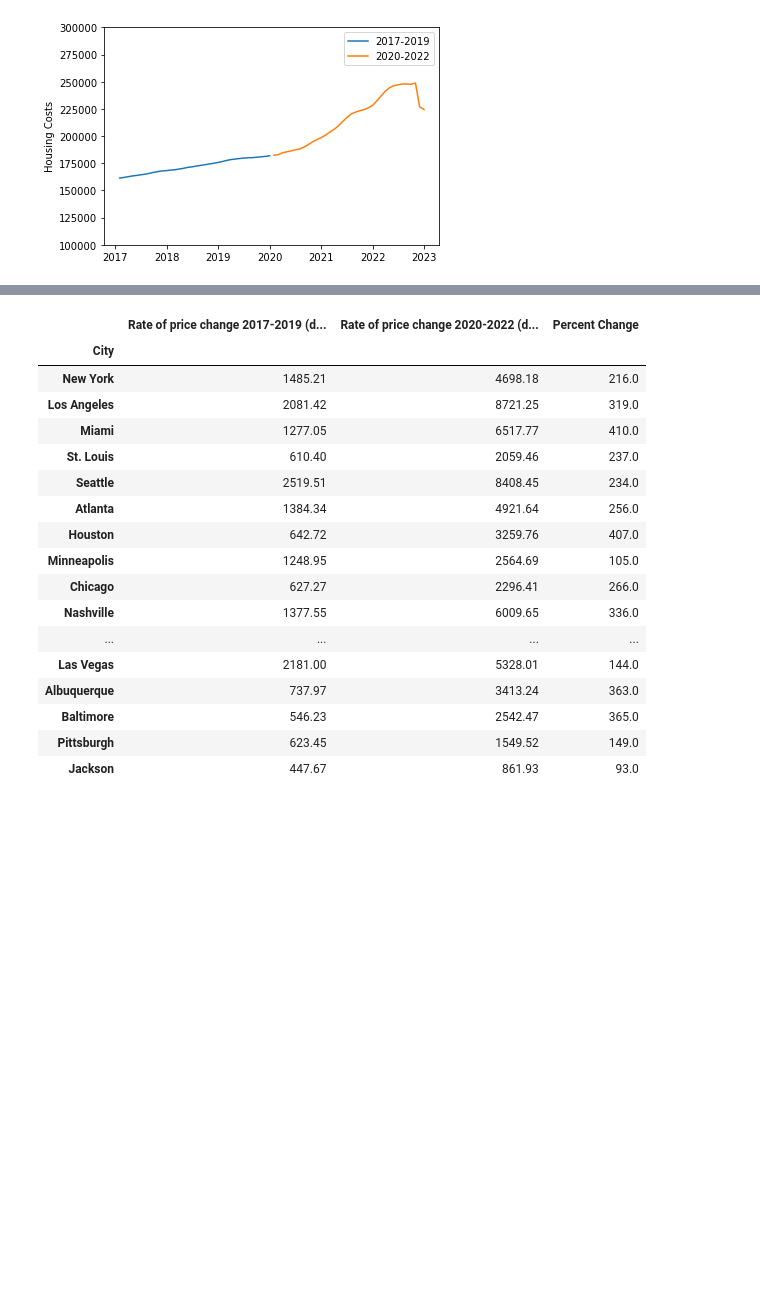
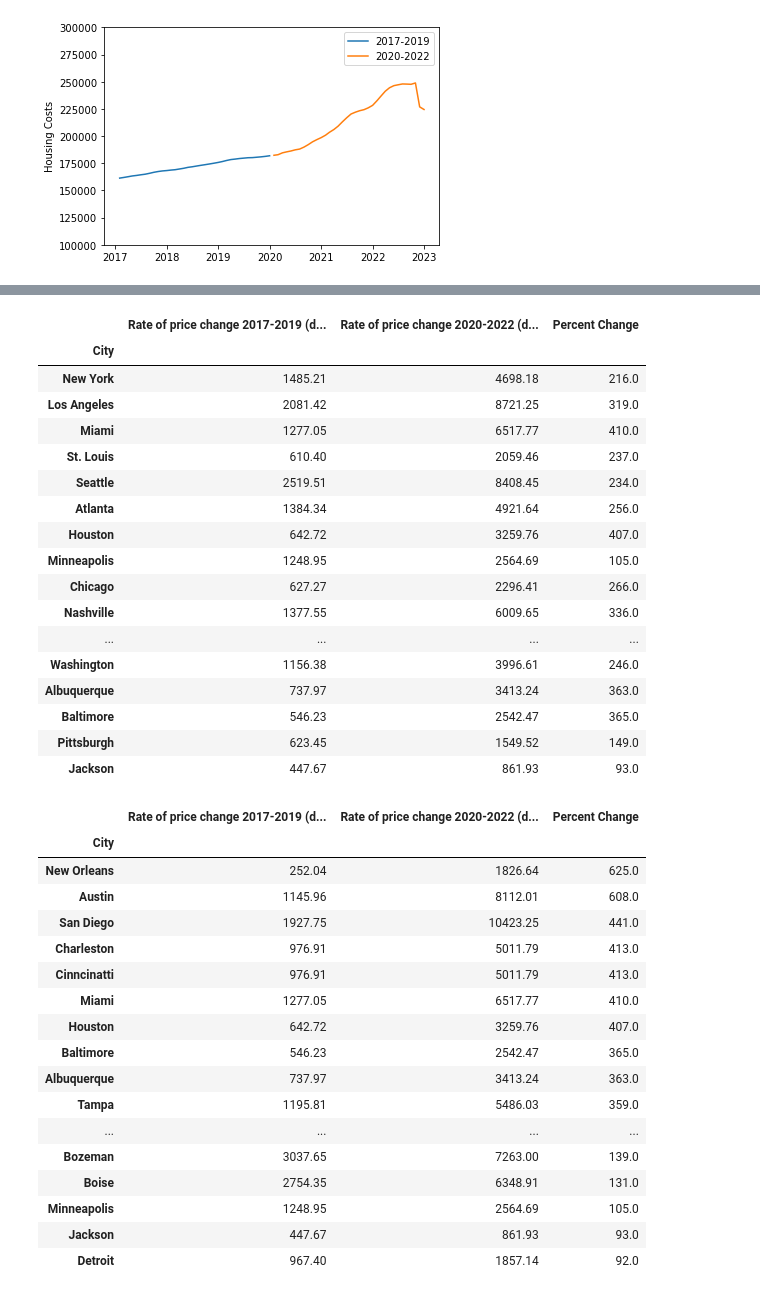
Before and after one commit to edshanks/Analyzing-the-Effects-of-COVID-on-the-American-Real-Estate-Market, a Jupyter notebook: Zillow_Starter.ipynb, the cells around one changed output, grey strips where cells are left out. Saved outputs shown, nothing was run; the diff lists cells and outputs as text; code cells hidden in the pictures; blank space fills up the shorter version.

```diff
--- a/Zillow_Starter.ipynb
+++ b/Zillow_Starter.ipynb
@@ -317,7 +381,7 @@ for city in cities:
     slope20_22.append(slope2)
 # %%
 # create price_change dataframe to store slope values
-price_change = pd.DataFrame({'City':cities,
+price_change = pd.DataFrame({'City':cities2,
                             'Rate of price change 2017-2019 (dollars/month)':slope17_19,
                              'Rate of price change 2020-2022 (dollars/month)':slope20_22
 })
@@ -345,11 +409,36 @@ price_change
 | Chicago | 627.27 | 2296.41 | 266.0 |
 | Nashville | 1377.55 | 6009.65 | 336.0 |
 | ... | ... | ... | ... |
-| Las Vegas | 2181.00 | 5328.01 | 144.0 |
+| Washington | 1156.38 | 3996.61 | 246.0 |
 | Albuquerque | 737.97 | 3413.24 | 363.0 |
 | Baltimore | 546.23 | 2542.47 | 365.0 |
 | Pittsburgh | 623.45 | 1549.52 | 149.0 |
 | Jackson | 447.67 | 861.93 | 93.0 |
+# %%
+# sort data by Percent Change
+price_change = price_change.sort_values(by='Percent Change', ascending = False)
+#dfi.export(price_change, 'output/price_change.png')
+
+price_change
+# %% [output]
+|  | Rate of price change 2017-2019 (d... | Rate of price change 2020-2022 (d... | Percent Change |
+| City |  |  |  |
+| New Orleans | 252.04 | 1826.64 | 625.0 |
+| Austin | 1145.96 | 8112.01 | 608.0 |
+| San Diego | 1927.75 | 10423.25 | 441.0 |
+| Charleston | 976.91 | 5011.79 | 413.0 |
+| Cinncinatti | 976.91 | 5011.79 | 413.0 |
+| Miami | 1277.05 | 6517.77 | 410.0 |
+| Houston | 642.72 | 3259.76 | 407.0 |
+| Baltimore | 546.23 | 2542.47 | 365.0 |
+| Albuquerque | 737.97 | 3413.24 | 363.0 |
+| Tampa | 1195.81 | 5486.03 | 359.0 |
+| ... | ... | ... | ... |
+| Bozeman | 3037.65 | 7263.00 | 139.0 |
+| Boise | 2754.35 | 6348.91 | 131.0 |
+| Minneapolis | 1248.95 | 2564.69 | 105.0 |
+| Jackson | 447.67 | 861.93 | 93.0 |
+| Detroit | 967.40 | 1857.14 | 92.0 |
 # %%
 plt.barh(price_change.index, price_change['Percent Change'])
 
```
Also changed, not shown: parts of 10 cells of this notebook.
